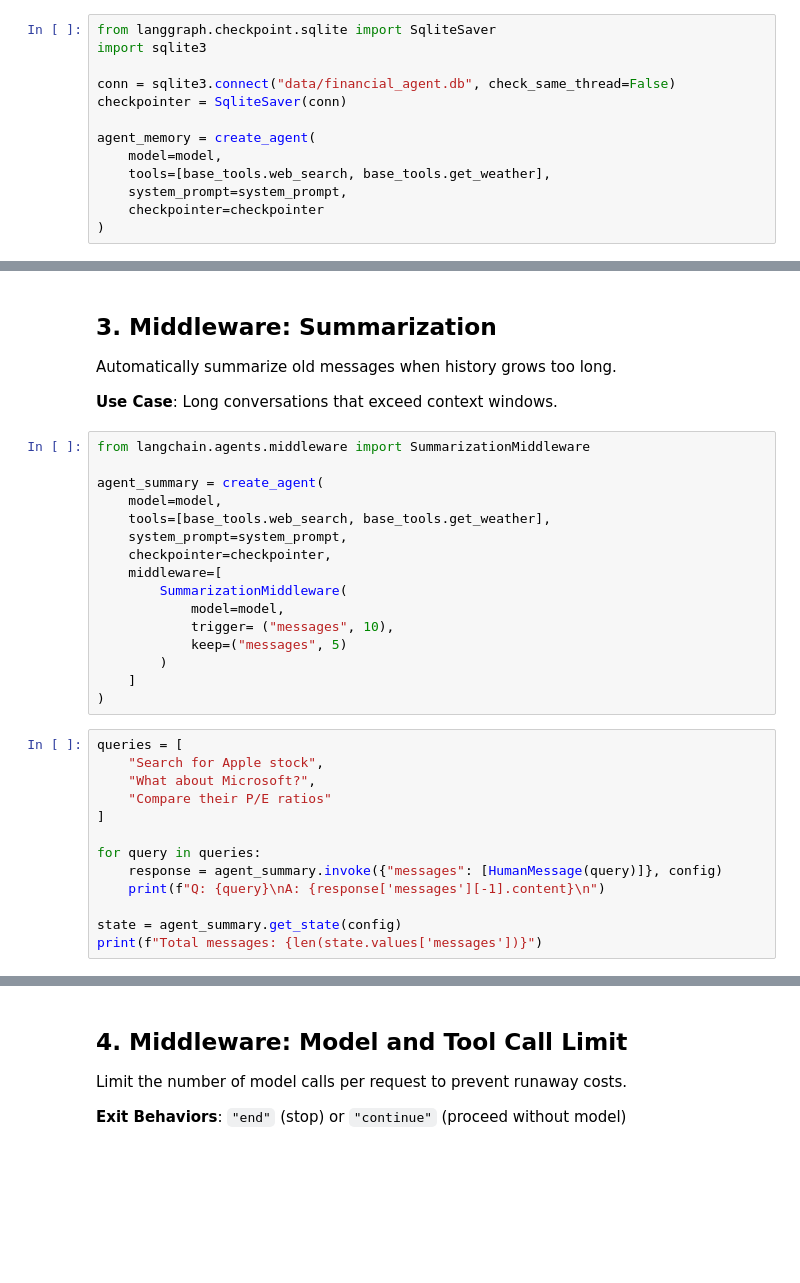
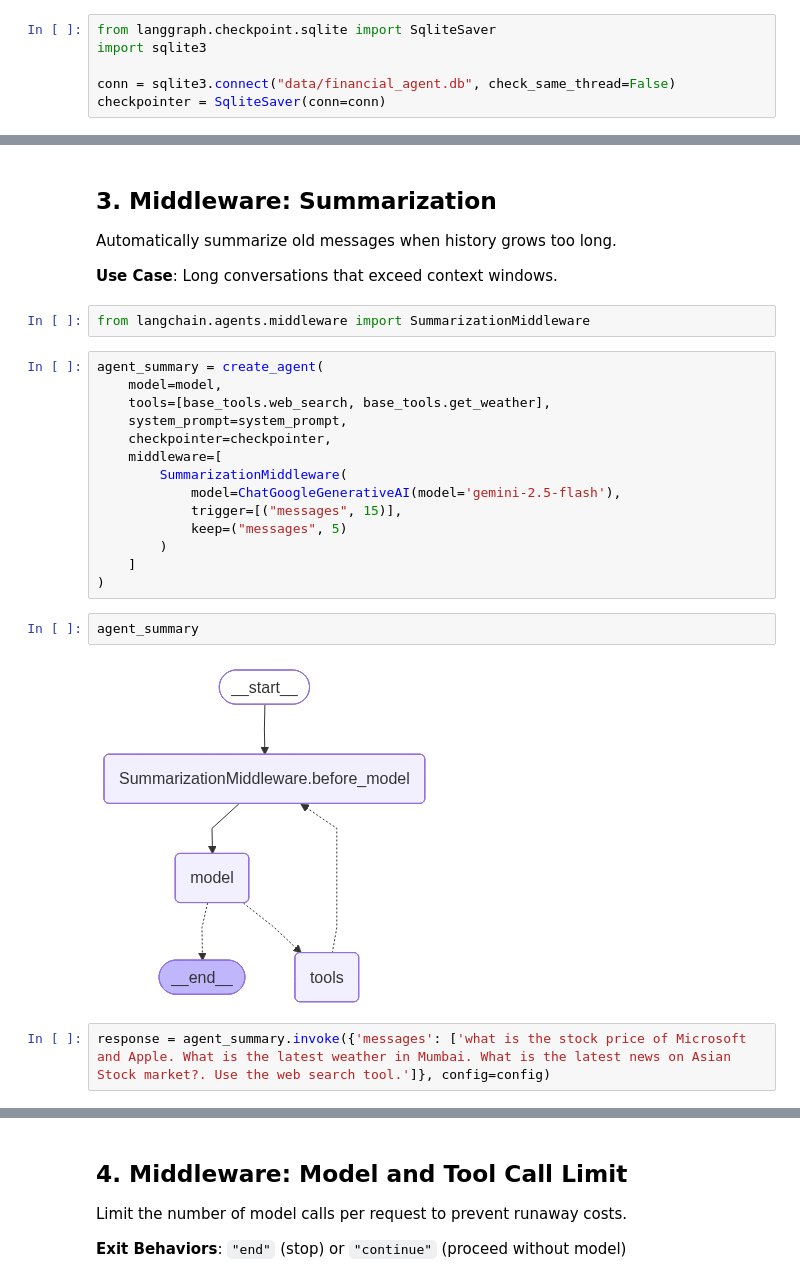
Before and after one commit to laxmimerit/Multi-Agent-Deep-RAG, a Jupyter notebook: 04 Langchain Agents Bootcamp.ipynb, the cells around one changed output, grey strips where cells are left out. Saved outputs shown, nothing was run; the diff lists cells and outputs as text; blank space fills up the shorter version.

```diff
--- a/04 Langchain Agents Bootcamp.ipynb
+++ b/04 Langchain Agents Bootcamp.ipynb
@@ -64,11 +82,4 @@ from langgraph.checkpoint.sqlite import SqliteSaver
 import sqlite3
 
 conn = sqlite3.connect("data/financial_agent.db", check_same_thread=False)
-checkpointer = SqliteSaver(conn)
-
-agent_memory = create_agent(
-    model=model,
-    tools=[base_tools.web_search, base_tools.get_weather],
-    system_prompt=system_prompt,
-    checkpointer=checkpointer
-)
+checkpointer = SqliteSaver(conn=conn)
@@ -106,9 +131,9 @@ response
 Automatically summarize old messages when history grows too long.
 
 **Use Case**: Long conversations that exceed context windows.
+# %%
+from langchain.agents.middleware import SummarizationMiddleware
 # %%
-from langchain.agents.middleware import SummarizationMiddleware
-
 agent_summary = create_agent(
     model=model,
     tools=[base_tools.web_search, base_tools.get_weather],
@@ -116,22 +141,15 @@ agent_summary = create_agent(
     checkpointer=checkpointer,
     middleware=[
         SummarizationMiddleware(
-            model=model,
-            trigger= ("messages", 10),
+            model=ChatGoogleGenerativeAI(model='gemini-2.5-flash'),
+            trigger=[("messages", 15)],
             keep=("messages", 5)
         )
     ]
 )
-# %%
-queries = [
-    "Search for Apple stock",
-    "What about Microsoft?",
-    "Compare their P/E ratios"
-]
-
-for query in queries:
-    response = agent_summary.invoke({"messages": [HumanMessage(query)]}, config)
-    print(f"Q: {query}\nA: {response['messages'][-1].content}\n")
-
-state = agent_summary.get_state(config)
-print(f"Total messages: {len(state.values['messages'])}")
+# %%
+agent_summary
+# %% [output]
+[figure, added]
+# %%
+response = agent_summary.invoke({'messages': ['what is the stock price of Microsoft and Apple. What is the latest weather in Mumbai. What is the latest news on Asian Stock market?. Use the web search tool.']}, config=config)
```
Also changed, not shown: parts of 60 cells of this notebook, 1 other file.
